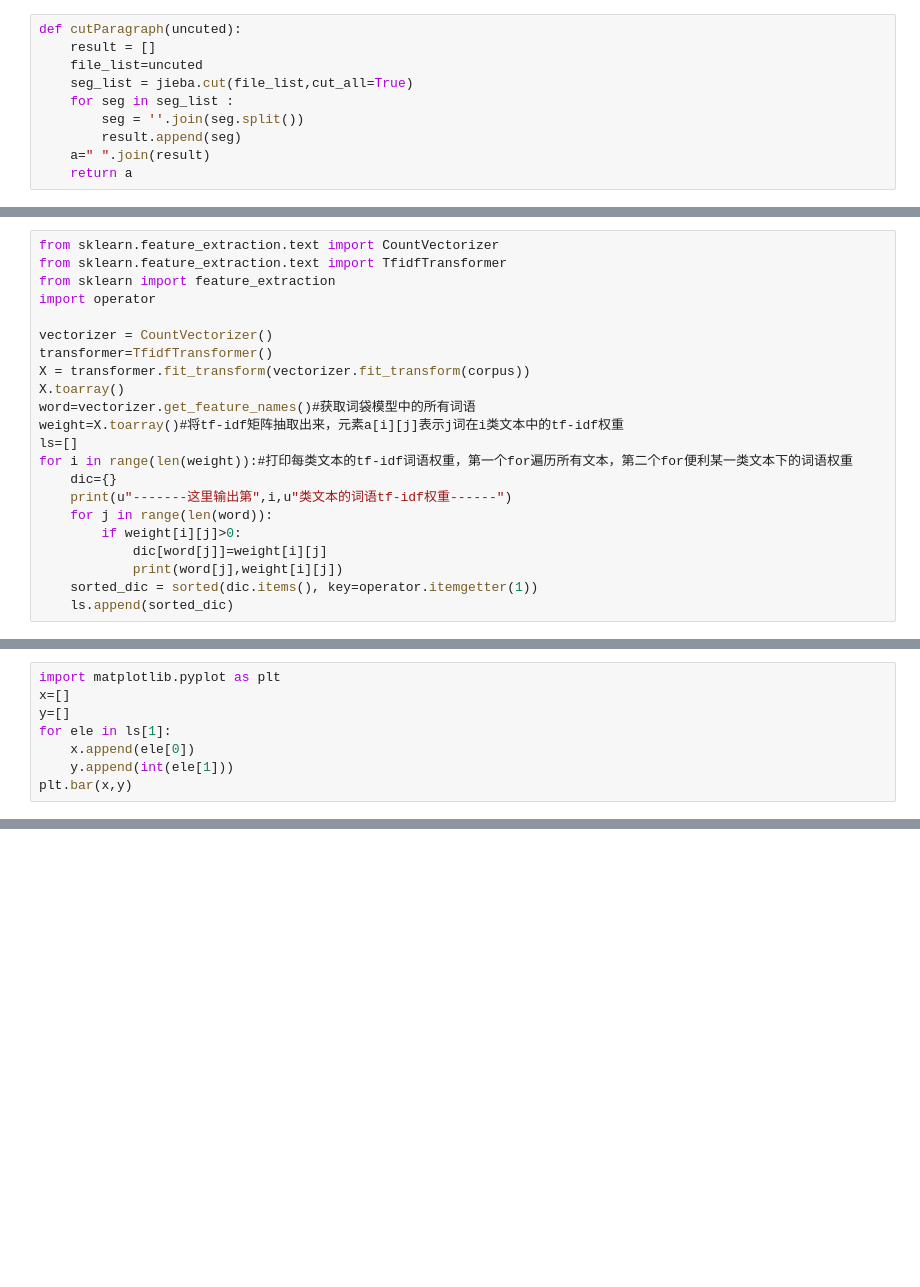
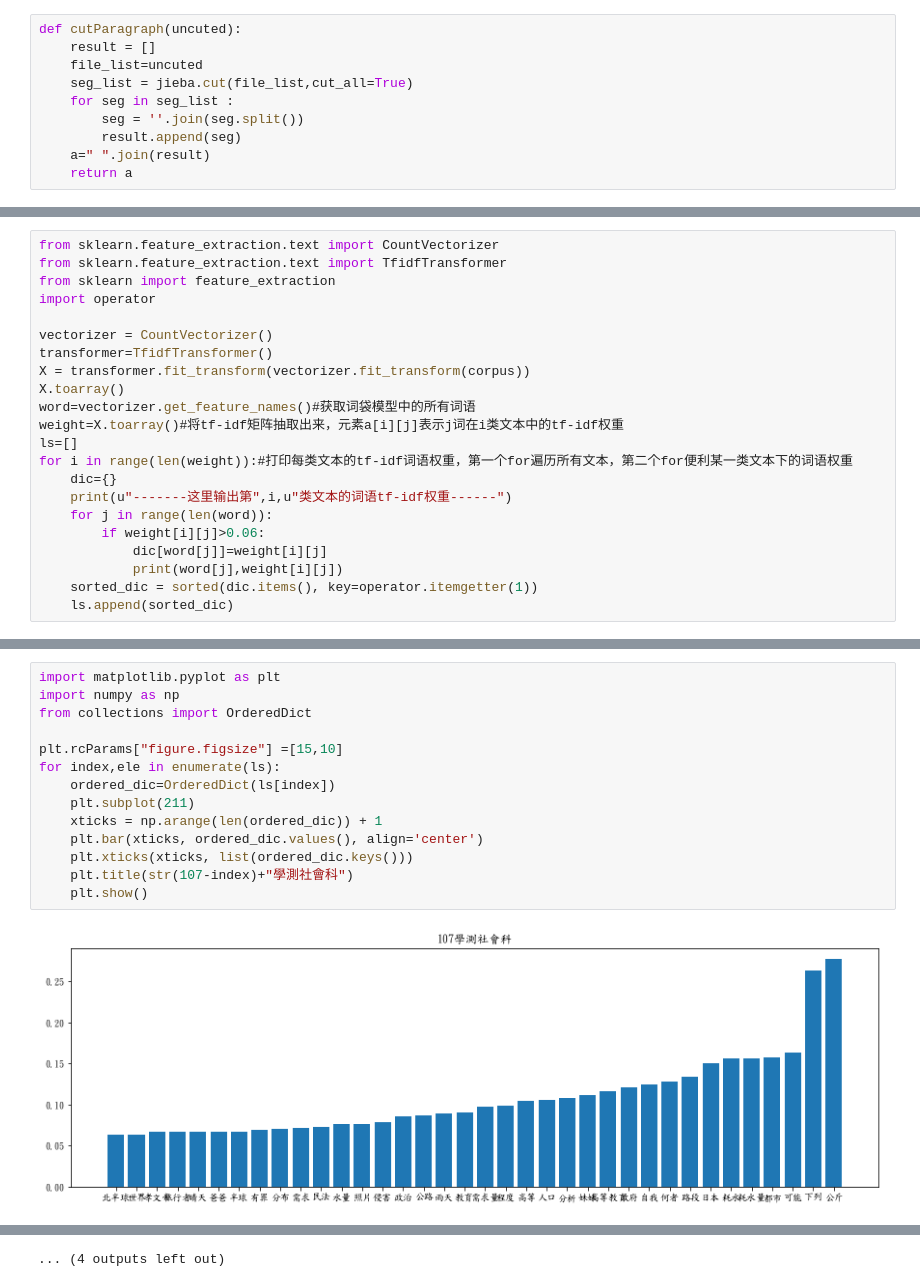
Before and after one commit to KungRayHo/python_project, a Jupyter notebook: [python] project_1/project_1.ipynb, the cells around one changed output, grey strips where cells are left out. Drawn from its saved outputs; the diff is of its cells as text; blank space fills up the shorter version.

```diff
--- a/[python] project_1/project_1.ipynb
+++ b/[python] project_1/project_1.ipynb
@@ -60,7 +66,7 @@ for i in range(len(weight)):#打印每类文本的tf-idf词语权重，第一个
     dic={}
     print(u"-------这里输出第",i,u"类文本的词语tf-idf权重------")
     for j in range(len(word)):
-        if weight[i][j]>0:
+        if weight[i][j]>0.06:
             dic[word[j]]=weight[i][j]
             print(word[j],weight[i][j])
     sorted_dic = sorted(dic.items(), key=operator.itemgetter(1))
@@ -86,8 +91,0 @@ me 0.0193283980518
-# %%
-import matplotlib.pyplot as plt
-x=[]
-y=[]
-for ele in ls[1]:
-    x.append(ele[0])
-    y.append(int(ele[1]))
-plt.bar(x,y)
@@ -115,0 +92,16 @@ TypeError: unsupported operand type(s) for -: 'str' and 'float'
+# %%
+import matplotlib.pyplot as plt
+import numpy as np
+from collections import OrderedDict
+
+plt.rcParams["figure.figsize"] =[15,10]
+for index,ele in enumerate(ls):
+    ordered_dic=OrderedDict(ls[index])
+    plt.subplot(211)
+    xticks = np.arange(len(ordered_dic)) + 1
+    plt.bar(xticks, ordered_dic.values(), align='center')
+    plt.xticks(xticks, list(ordered_dic.keys()))
+    plt.title(str(107-index)+"學測社會科")
+    plt.show()
+# %% [output]
+[figure, added]
@@ -115,0 +119 @@ TypeError: unsupported operand type(s) for -: 'str' and 'float'
+... (4 outputs left out)
```
Also changed, not shown: parts of 10 cells of this notebook.
